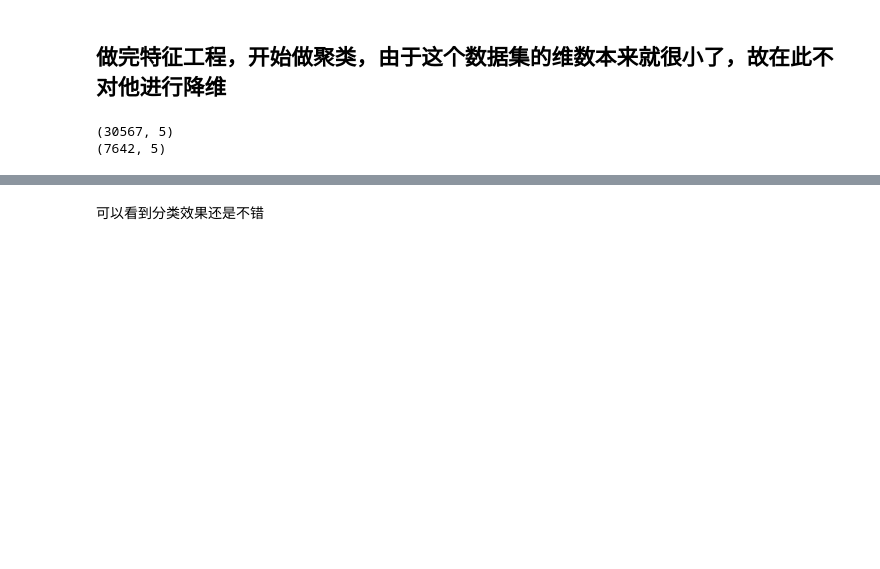
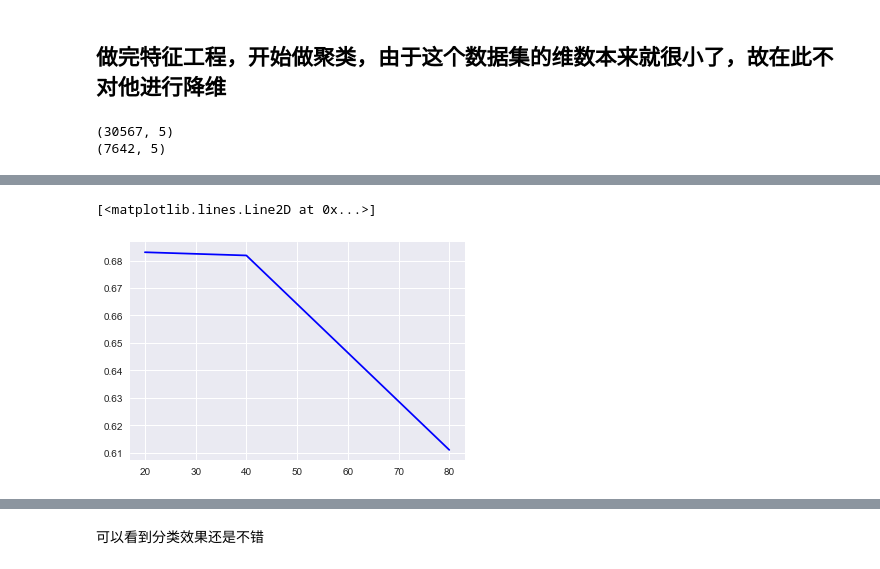
Before and after one commit to BlingW/Clustering, a Jupyter notebook: Clustering_Kmeans_.ipynb, the cells around one changed output, grey strips where cells are left out. Saved outputs shown, nothing was run; the diff lists cells and outputs as text; code cells hidden in the pictures; blank space fills up the shorter version.

```diff
--- a/Clustering_Kmeans_.ipynb
+++ b/Clustering_Kmeans_.ipynb
@@ -239,3 +246,8 @@ plt.plot(n_clusters, np.array(CH_scores), 'b-')
+# %%
+plt.plot(n_clusters, np.array(S_scores), 'b-')
+# %% [output]
+[<matplotlib.lines.Line2D at 0x...>]
+[figure, added]
 # %%
 user_data_Predict.head()
 # %% [output]
```
Also changed, not shown: parts of 6 cells of this notebook, 1 other file.
